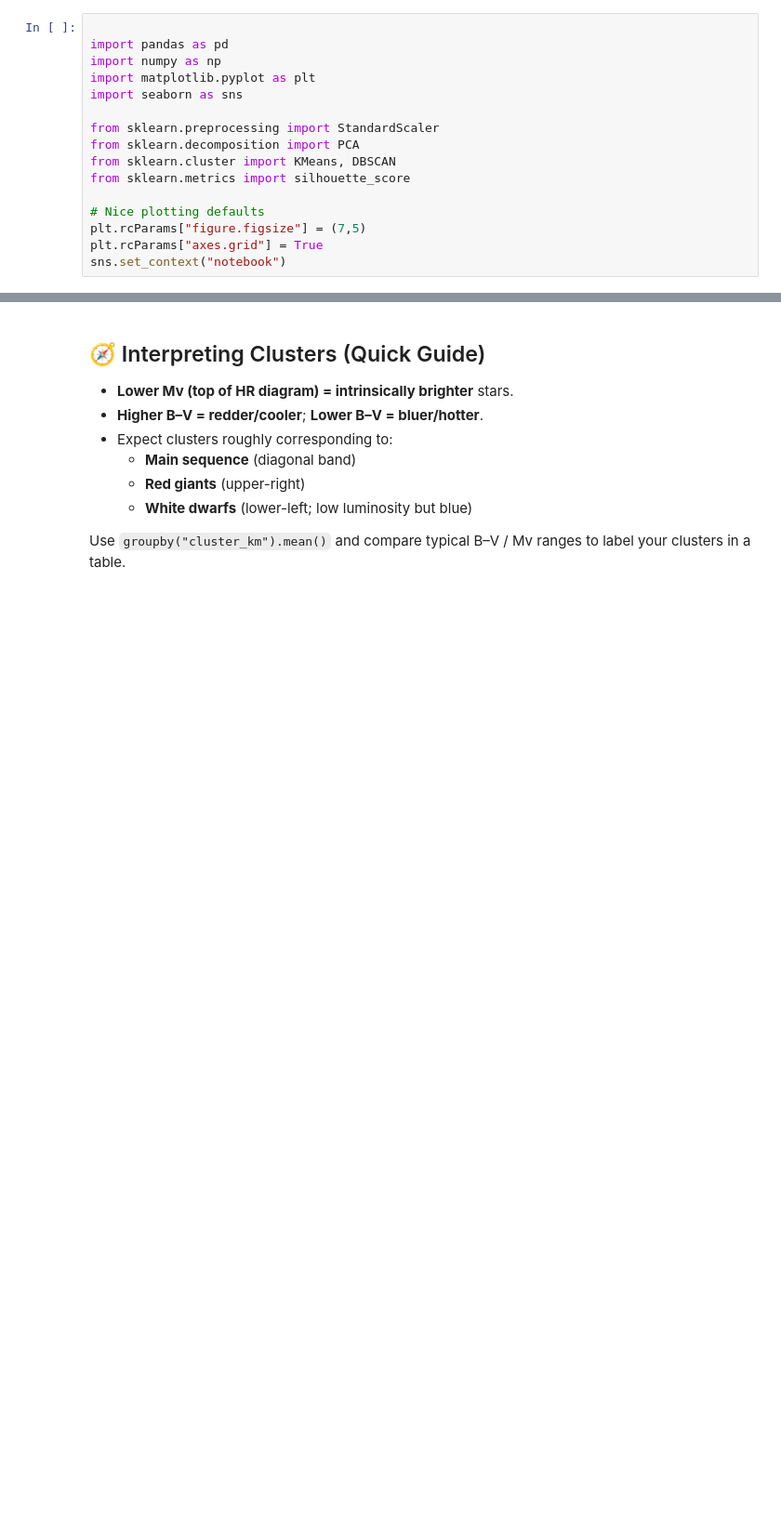
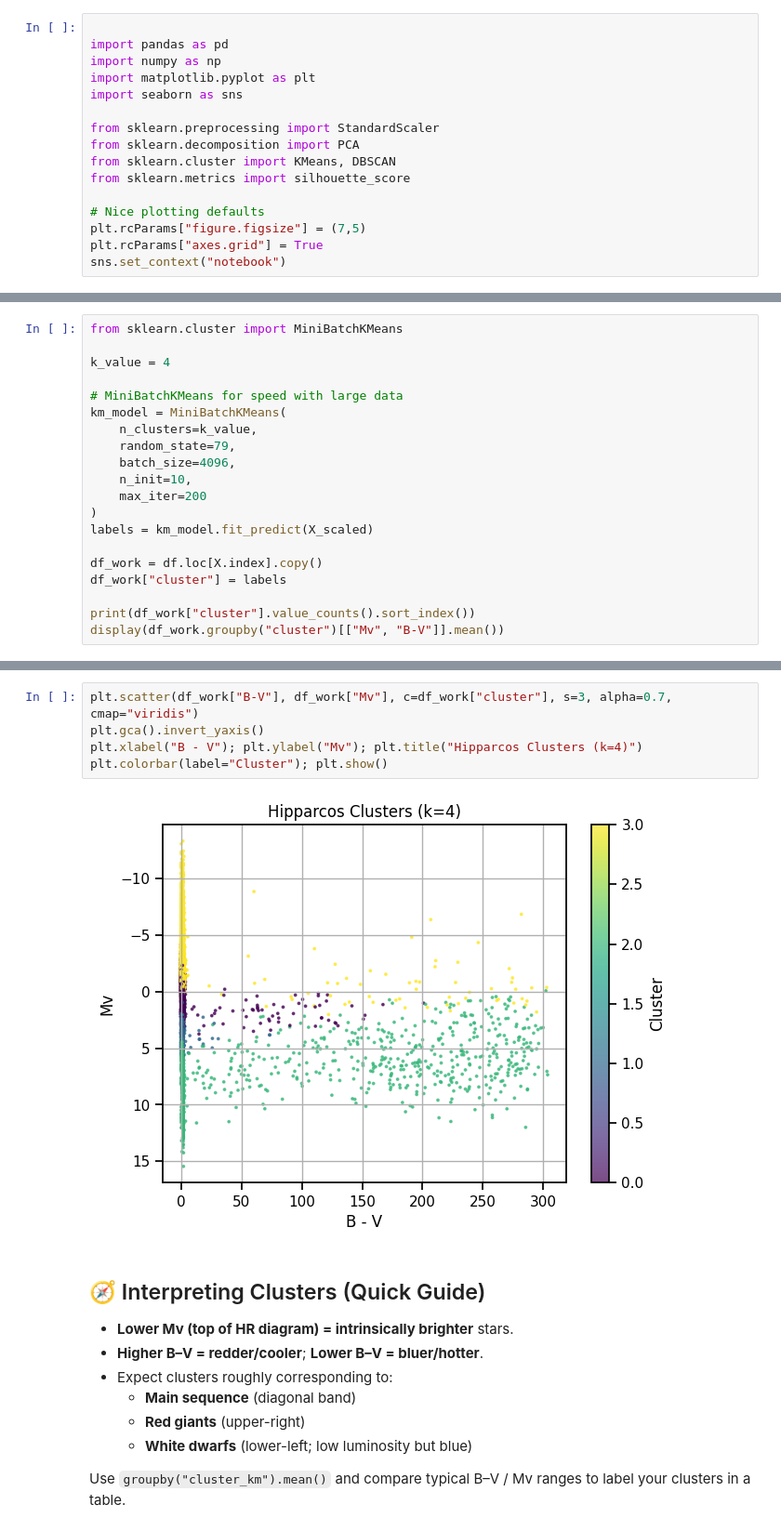
Before and after one commit to dinarazhorabek/astronomy_data_analysis, a Jupyter notebook: Hipparcos_Clustering_Starter.ipynb, the cells around one changed output, grey strips where cells are left out. Shown at 93% size. Drawn from its saved outputs; the diff is of its cells as text; blank space fills up the shorter version.

```diff
--- a/Hipparcos_Clustering_Starter.ipynb
+++ b/Hipparcos_Clustering_Starter.ipynb
@@ -291,0 +124,20 @@ print(f"Saved clustered dataset to {OUT_CSV}")
+# %%
+from sklearn.cluster import MiniBatchKMeans
+
+k_value = 4
+
+# MiniBatchKMeans for speed with large data
+km_model = MiniBatchKMeans(
+    n_clusters=k_value,
+    random_state=79,
+    batch_size=4096,
+    n_init=10,
+    max_iter=200
+)
+labels = km_model.fit_predict(X_scaled)
+
+df_work = df.loc[X.index].copy()
+df_work["cluster"] = labels
+
+print(df_work["cluster"].value_counts().sort_index())
+display(df_work.groupby("cluster")[["Mv", "B-V"]].mean())
@@ -292,3 +157,10 @@ print(f"Saved clustered dataset to {OUT_CSV}")
+# %%
+plt.scatter(df_work["B-V"], df_work["Mv"], c=df_work["cluster"], s=3, alpha=0.7, cmap="viridis")
+plt.gca().invert_yaxis()
+plt.xlabel("B - V"); plt.ylabel("Mv"); plt.title("Hipparcos Clusters (k=4)")
+plt.colorbar(label="Cluster"); plt.show()
+# %% [output]
+[figure, added]
 # %% [markdown]
 
 ## 🧭 Interpreting Clusters (Quick Guide)
```
Also changed, not shown: parts of 29 cells of this notebook, 2 other files.
